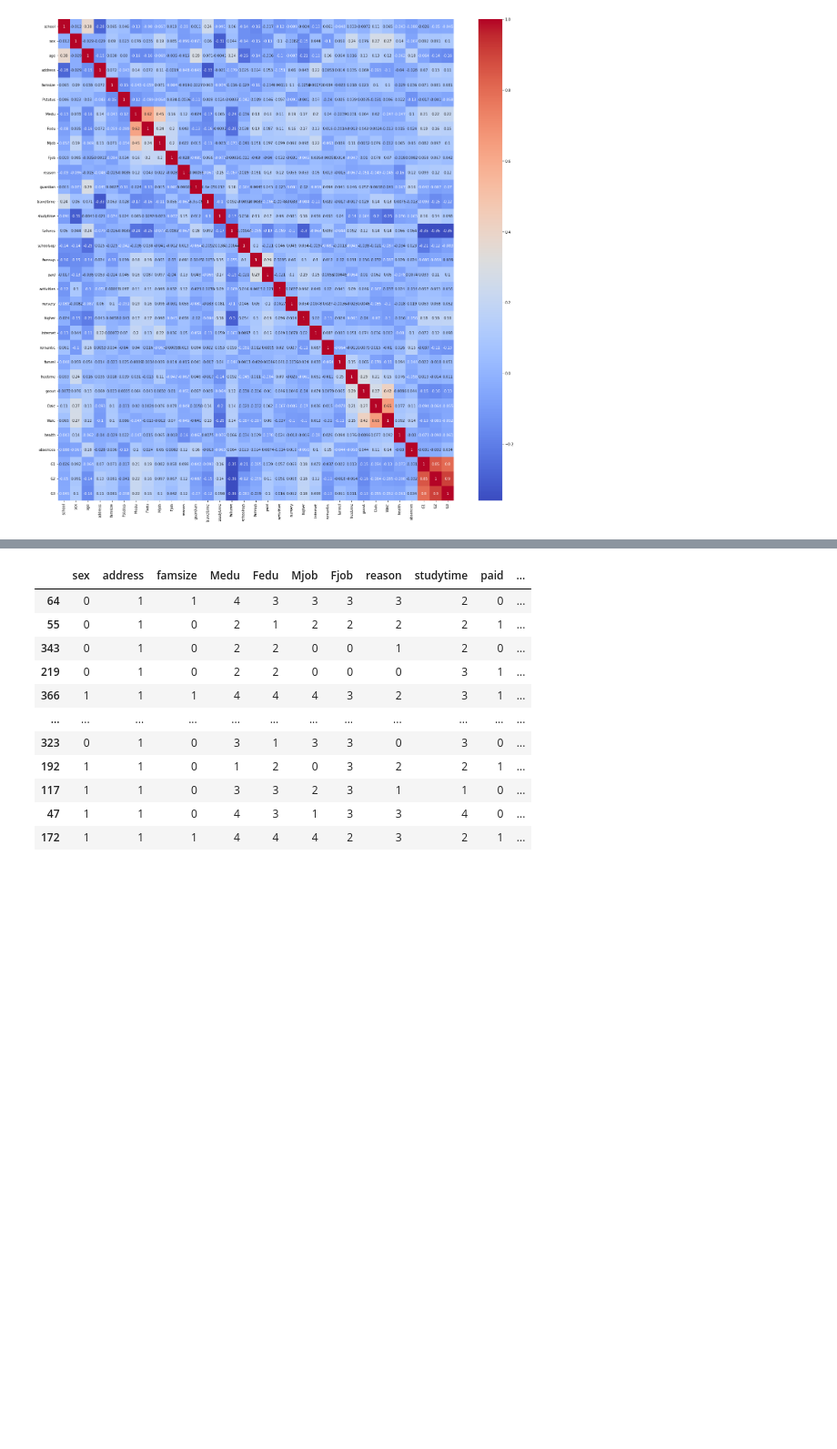
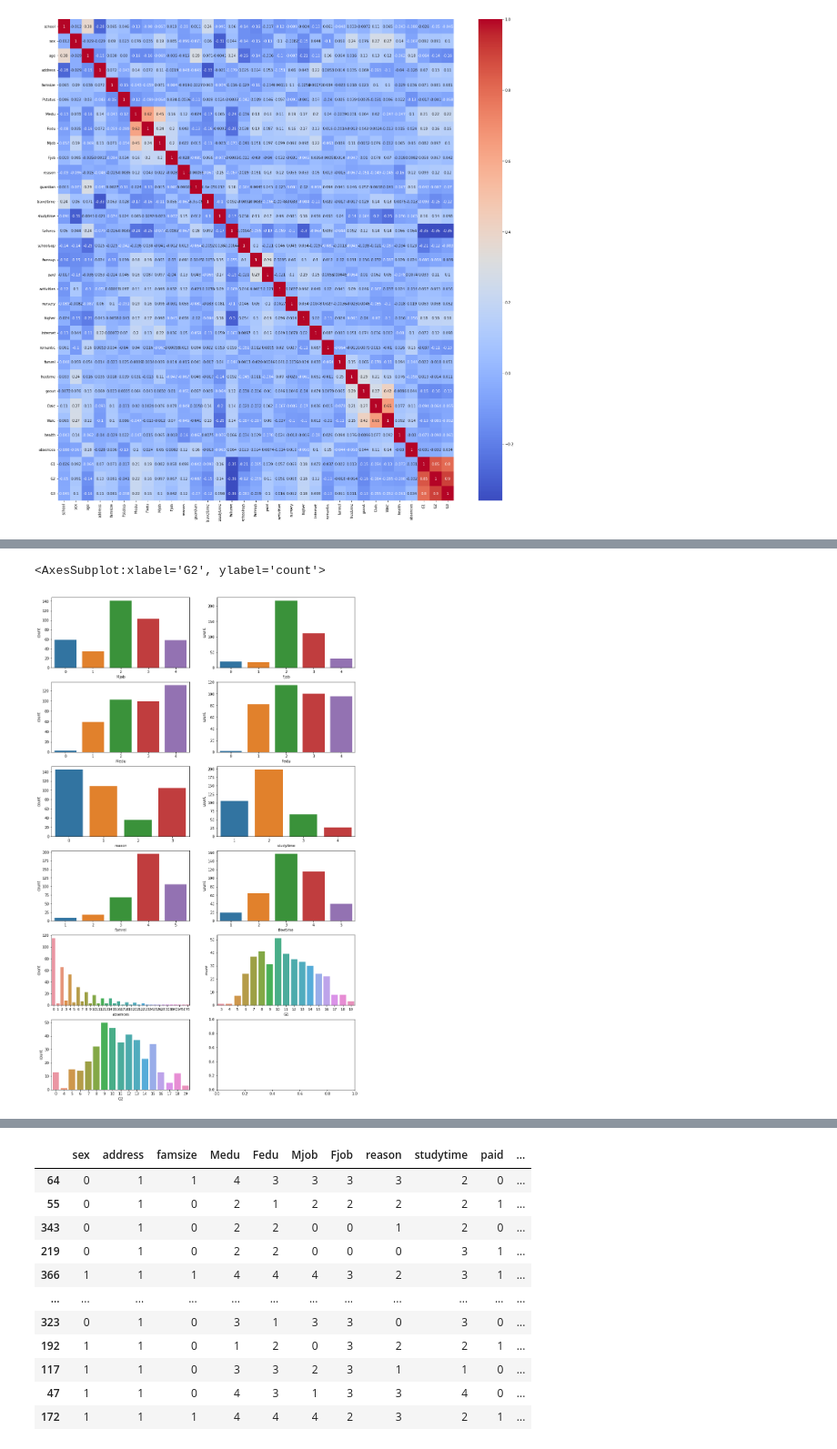
Before and after one commit to pandesindu/student_alcohol_cons, a Jupyter notebook: Reggresi_data korelasi positif_G3.ipynb, the cells around one changed output, grey strips where cells are left out. Shown at 91% size. Saved outputs shown, nothing was run; the diff lists cells and outputs as text; code cells hidden in the pictures; blank space fills up the shorter version.

```diff
--- a/Reggresi_data korelasi positif_G3.ipynb
+++ b/Reggresi_data korelasi positif_G3.ipynb
@@ -106,0 +162,17 @@ print(X)
+# %%
+# plot data Mjob, Fjob, Medu, Fedu, reason, studytime, famrel, freetime, absences, G1, G2 in 5 rows and 2 columns
+fig, ax = plt.subplots(6,2, figsize=(15,25))
+sns.countplot(X['Mjob'], ax=ax[0,0])
+sns.countplot(X['Fjob'], ax=ax[0,1])
+sns.countplot(X['Medu'], ax=ax[1,0])
+sns.countplot(X['Fedu'], ax=ax[1,1])
+sns.countplot(X['reason'], ax=ax[2,0])
+sns.countplot(X['studytime'], ax=ax[2,1])
+sns.countplot(X['famrel'], ax=ax[3,0])
+sns.countplot(X['freetime'], ax=ax[3,1])
+sns.countplot(X['absences'], ax=ax[4,0])
+sns.countplot(X['G1'], ax=ax[4,1])
+sns.countplot(X['G2'], ax=ax[5,0])
+# %% [output]
+<AxesSubplot:xlabel='G2', ylabel='count'>
+[figure, added]
```
Also changed, not shown: parts of 9 cells of this notebook.
